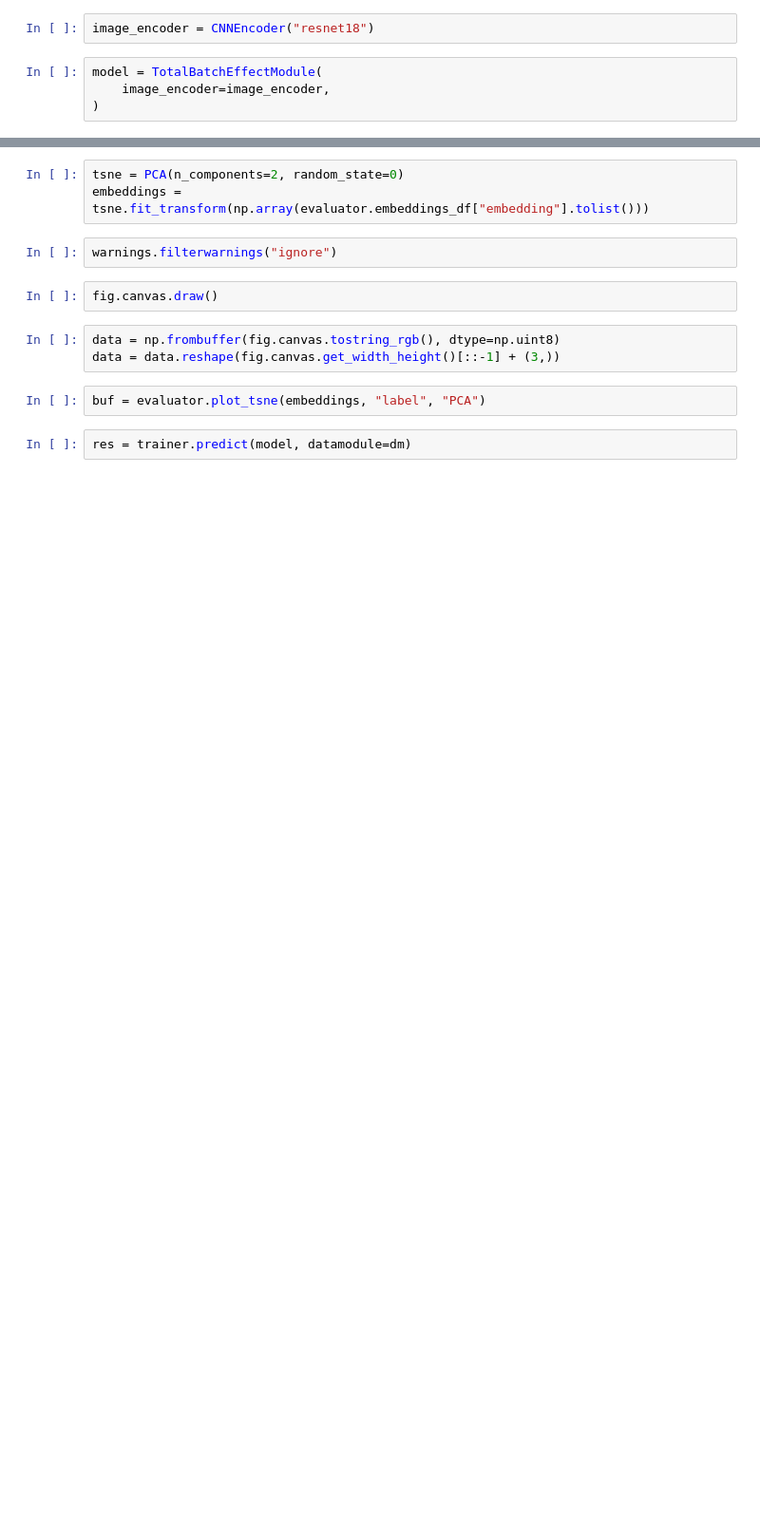
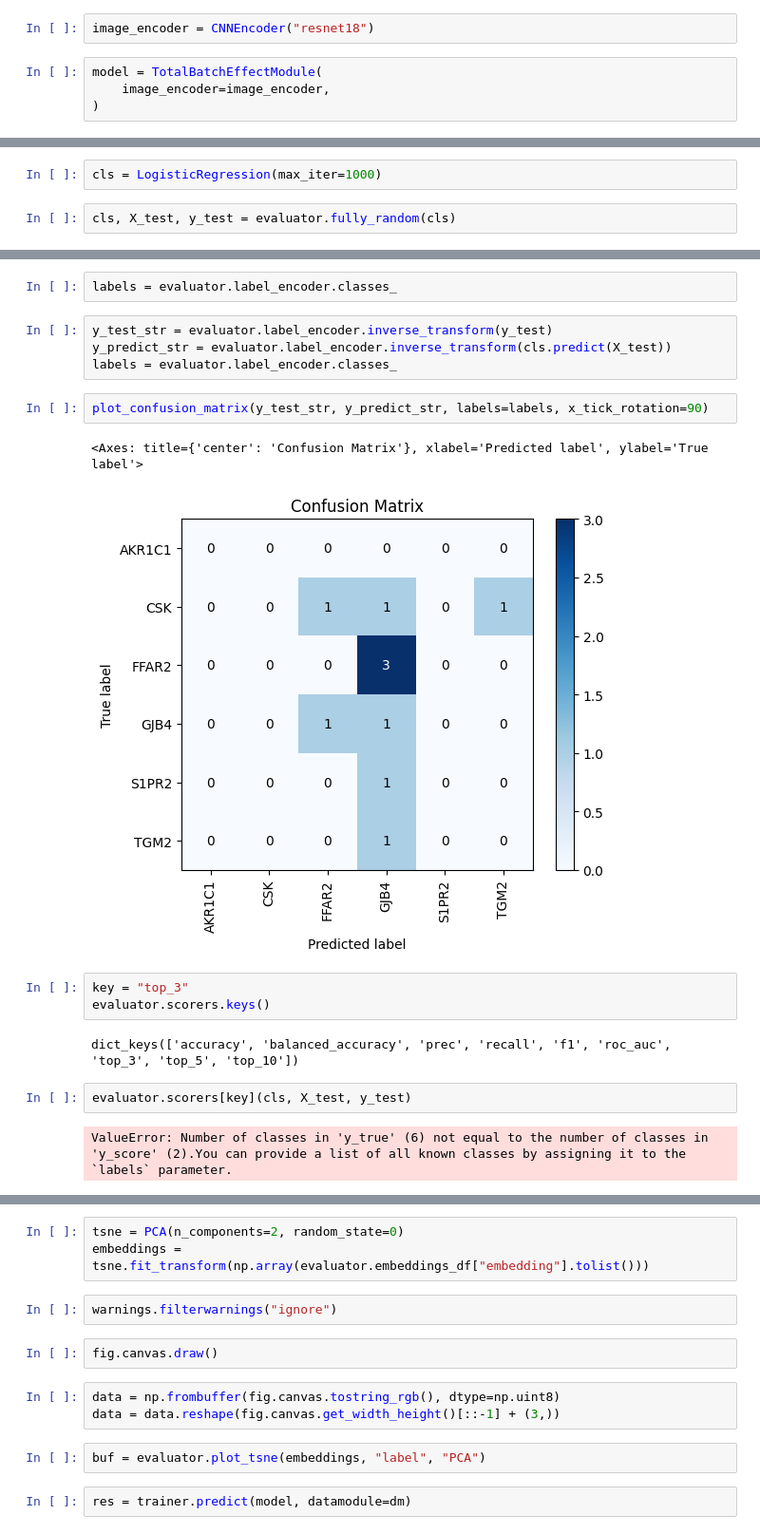
Before and after one commit to gwatkinson/jump_models, a Jupyter notebook: notebooks/2.4-gw-batch-effect-eval.ipynb, the cells around one changed output, grey strips where cells are left out. Shown: that part at 95% size. Drawn from its saved outputs; the diff is of its cells as text; blank space fills up the shorter version.

```diff
--- a/notebooks/2.4-gw-batch-effect-eval.ipynb
+++ b/notebooks/2.4-gw-batch-effect-eval.ipynb
@@ -577,0 +589,4 @@ evaluator.embeddings_df
+# %%
+cls = LogisticRegression(max_iter=1000)
+# %%
+cls, X_test, y_test = evaluator.fully_random(cls)
@@ -577,0 +597,20 @@ evaluator.embeddings_df
+# %%
+labels = evaluator.label_encoder.classes_
+# %%
+y_test_str = evaluator.label_encoder.inverse_transform(y_test)
+y_predict_str = evaluator.label_encoder.inverse_transform(cls.predict(X_test))
+labels = evaluator.label_encoder.classes_
+# %%
+plot_confusion_matrix(y_test_str, y_predict_str, labels=labels, x_tick_rotation=90)
+# %% [output]
+<Axes: title={'center': 'Confusion Matrix'}, xlabel='Predicted label', ylabel='True label'>
+[figure, added]
+# %%
+key = "top_3"
+evaluator.scorers.keys()
+# %% [output]
+dict_keys(['accuracy', 'balanced_accuracy', 'prec', 'recall', 'f1', 'roc_auc', 'top_3', 'top_5', 'top_10'])
+# %%
+evaluator.scorers[key](cls, X_test, y_test)
+# %% [output]
+ValueError: Number of classes in 'y_true' (6) not equal to the number of classes in 'y_score' (2).You can provide a list of all known classes by assigning it to the `labels` parameter.
```
Also changed, not shown: parts of 12 cells of this notebook, 4 other files.
